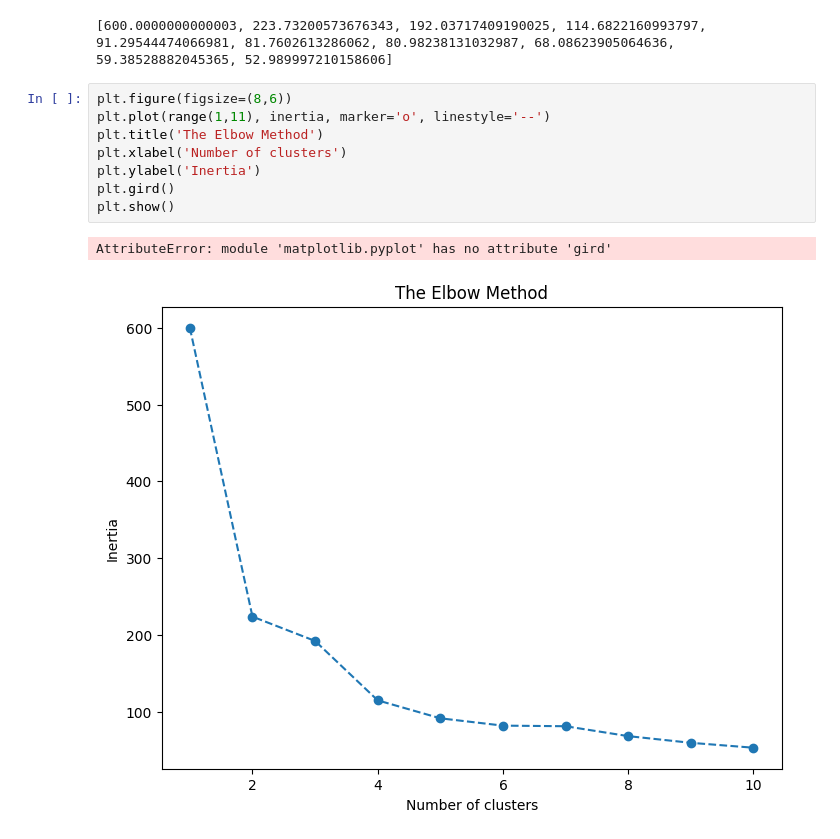
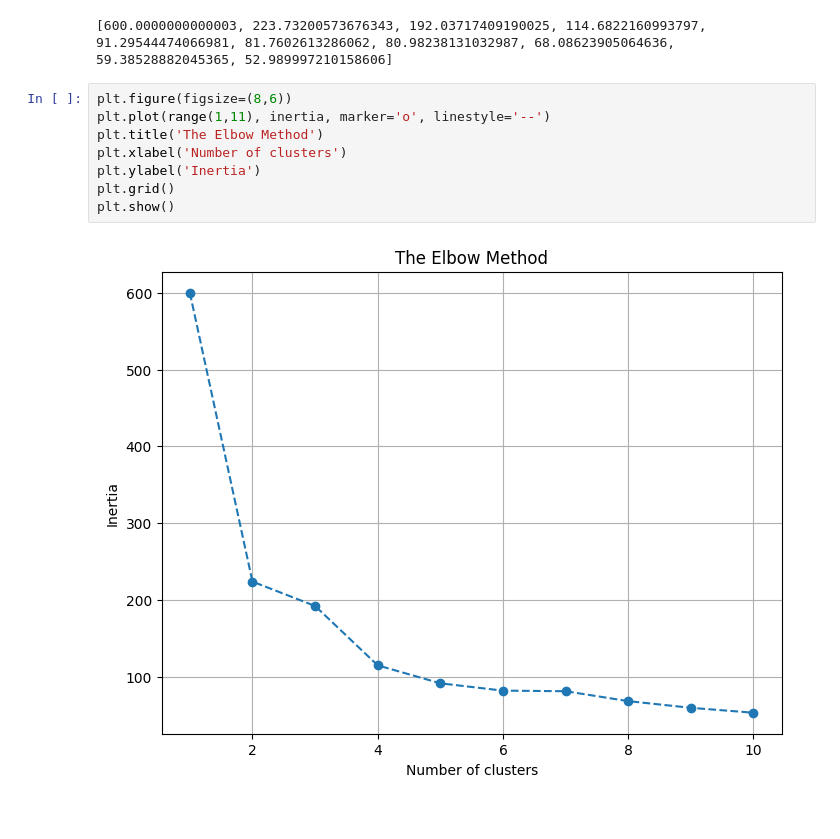
Before and after one commit to Dhruv-958/BE, a Jupyter notebook: ML_KMeans.ipynb, the cells around one changed output. Cells and saved outputs as stored; diff of their text form.

```diff
--- a/ML_KMeans.ipynb
+++ b/ML_KMeans.ipynb
@@ -41,11 +41,10 @@ print(inertia)
 # %%
 plt.figure(figsize=(8,6))
 plt.plot(range(1,11), inertia, marker='o', linestyle='--')
 plt.title('The Elbow Method')
 plt.xlabel('Number of clusters')
 plt.ylabel('Inertia')
-plt.gird()
+plt.grid()
 plt.show()
 # %% [output]
-AttributeError: module 'matplotlib.pyplot' has no attribute 'gird'
-[figure, old version]
+[figure, new version]
```
